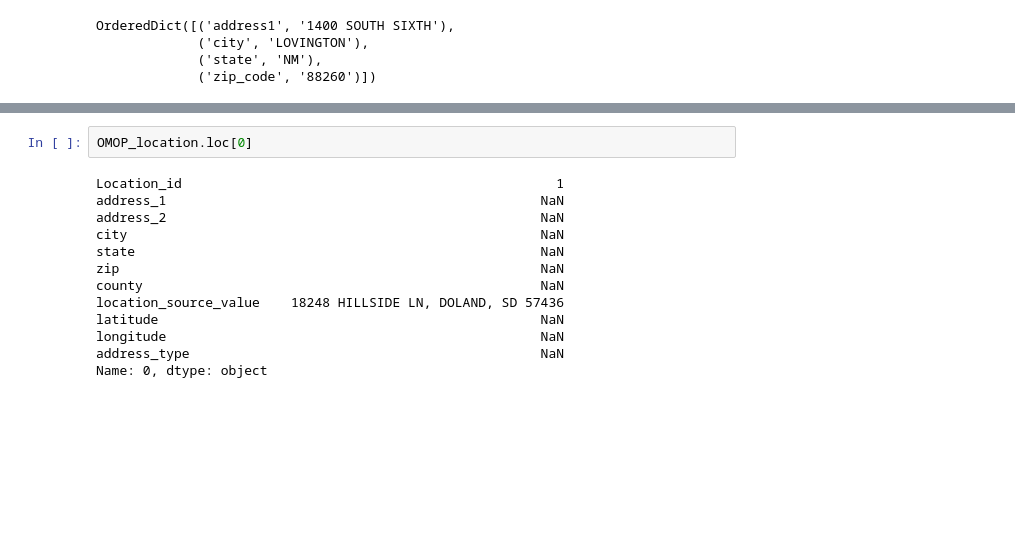
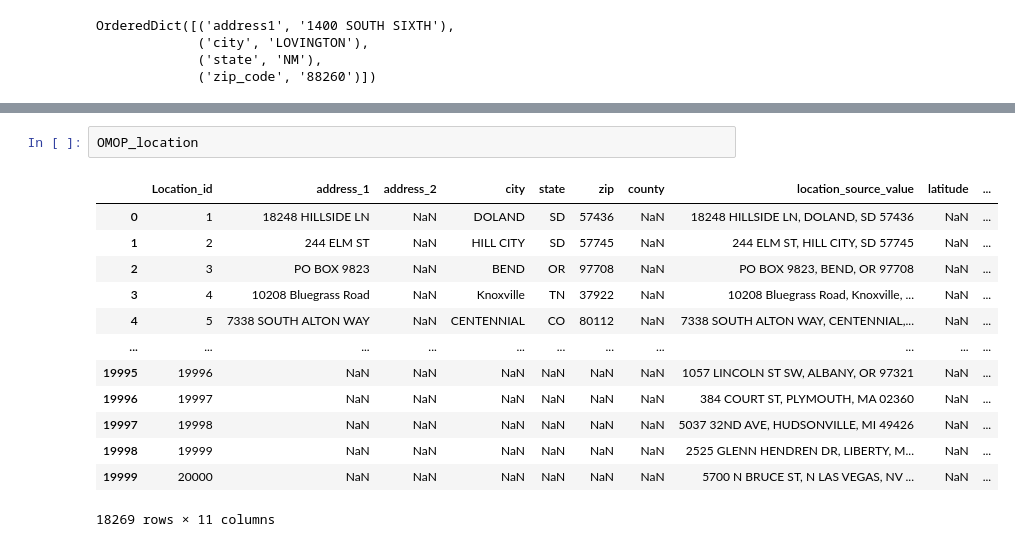
Before and after one commit to brian-cy-chang/UW_Geospatial, a Jupyter notebook: notebooks/usaddress.ipynb, the cells around one changed output, grey strips where cells are left out. Cells and saved outputs as stored; diff of their text form; blank space fills up the shorter version.

```diff
--- a/notebooks/usaddress.ipynb
+++ b/notebooks/usaddress.ipynb
@@ -256,15 +256,16 @@ repo
 # %%
-OMOP_location.loc[0]
+OMOP_location
 # %% [output]
+|  | Location_id | address_1 | address_2 | city | state | zip | county | location_source_value | latitude | ... |
+| 0 | 1 | 18248 HILLSIDE LN | NaN | DOLAND | SD | 57436 | NaN | 18248 HILLSIDE LN, DOLAND, SD 57436 | NaN | ... |
+| 1 | 2 | 244 ELM ST | NaN | HILL CITY | SD | 57745 | NaN | 244 ELM ST, HILL CITY, SD 57745 | NaN | ... |
+| 2 | 3 | PO BOX 9823 | NaN | BEND | OR | 97708 | NaN | PO BOX 9823, BEND, OR 97708 | NaN | ... |
+| 3 | 4 | 10208 Bluegrass Road | NaN | Knoxville | TN | 37922 | NaN | 10208 Bluegrass Road, Knoxville, ... | NaN | ... |
+| 4 | 5 | 7338 SOUTH ALTON WAY | NaN | CENTENNIAL | CO | 80112 | NaN | 7338 SOUTH ALTON WAY, CENTENNIAL,... | NaN | ... |
+| ... | ... | ... | ... | ... | ... | ... | ... | ... | ... | ... |
+| 19995 | 19996 | NaN | NaN | NaN | NaN | NaN | NaN | 1057 LINCOLN ST SW, ALBANY, OR 97321 | NaN | ... |
+| 19996 | 19997 | NaN | NaN | NaN | NaN | NaN | NaN | 384 COURT ST, PLYMOUTH, MA 02360 | NaN | ... |
+| 19997 | 19998 | NaN | NaN | NaN | NaN | NaN | NaN | 5037 32ND AVE, HUDSONVILLE, MI 49426 | NaN | ... |
+| 19998 | 19999 | NaN | NaN | NaN | NaN | NaN | NaN | 2525 GLENN HENDREN DR, LIBERTY, M... | NaN | ... |
+| 19999 | 20000 | NaN | NaN | NaN | NaN | NaN | NaN | 5700 N BRUCE ST, N LAS VEGAS, NV ... | NaN | ... |
-Location_id                                                1
-address_1                                                NaN
-address_2                                                NaN
-city                                                     NaN
-state                                                    NaN
-zip                                                      NaN
-county                                                   NaN
-location_source_value    18248 HILLSIDE LN, DOLAND, SD 57436
-latitude                                                 NaN
-longitude                                                NaN
-address_type                                             NaN
-Name: 0, dtype: object
+18269 rows × 11 columns
```
Also changed, not shown: parts of 1 cell of this notebook.
